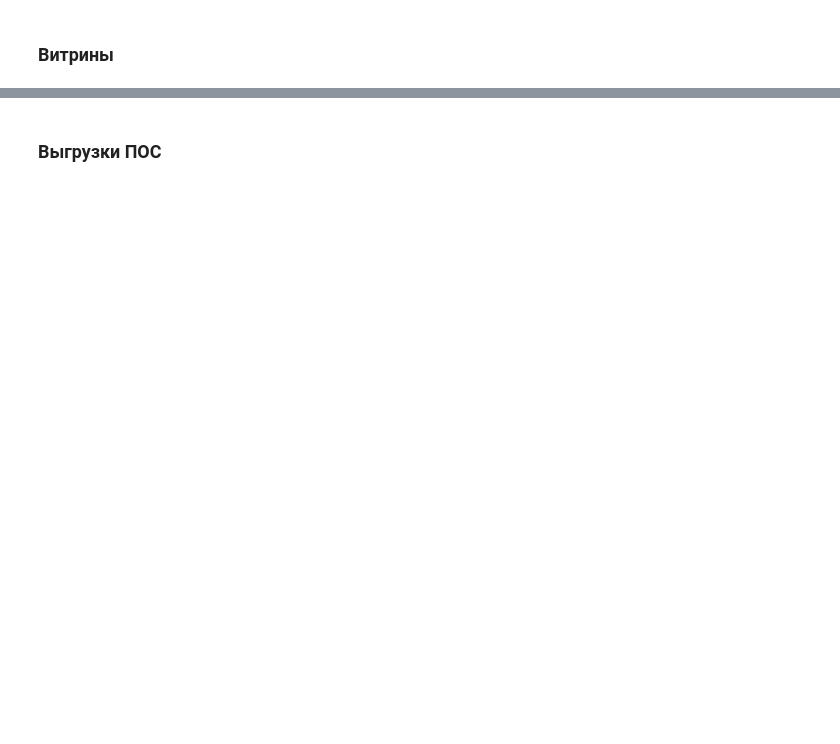
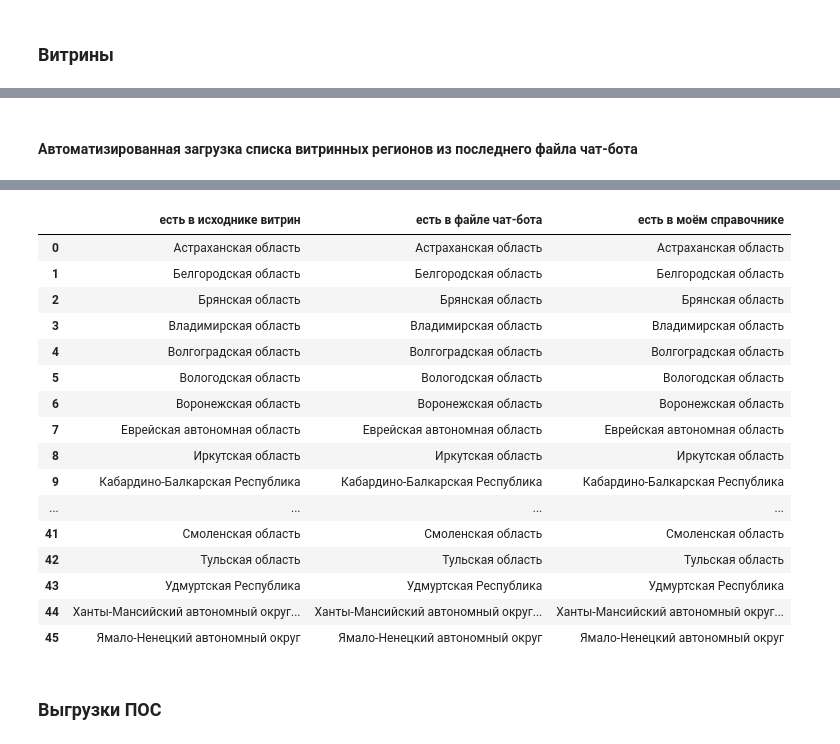
Before and after one commit to s-eremeev/eremeev, a Jupyter notebook: work/scripts/validation_tsifrimed.ipynb, the cells around one changed output, grey strips where cells are left out. Drawn from its saved outputs; the diff is of its cells as text; code cells hidden in the pictures; blank space fills up the shorter version.

```diff
--- a/work/scripts/validation_tsifrimed.ipynb
+++ b/work/scripts/validation_tsifrimed.ipynb
@@ -524,0 +525,63 @@ else:
+# %% [markdown]
+#### Автоматизированная загрузка списка витринных регионов из последнего файла чат-бота
+# %%
+viz_dir_path = "C:/work/new_bot/new"
+viz_file_list = os.listdir(viz_dir_path)
+macros_files_dict = {}
+for filename in viz_file_list:
+    if filename.split(".")[-1] == "xlsm":
+        macros_files_dict[os.path.getmtime(viz_dir_path + "/" + filename)] = filename
+last_macros_path = viz_dir_path + "/" + macros_files_dict[max(macros_files_dict.keys())]
+try:
+    df_regname_macros = pd.read_excel(
+        last_macros_path,
+        sheet_name="СС",
+        index_col=None,
+    )
+except Exception as e:
+    sys.exit(e)
+print(f"используется файл чат-бота:\t{last_macros_path}")
+# список регионов с листа СС макроса
+df_dm_regname_macros = (
+    pd.DataFrame(df_regname_macros["Unnamed: 4"])
+    .dropna()
+    .rename(columns={"Unnamed: 4": "macros_reg_name"})
+)
+# список регионов из моего справочника
+df_dm_regname_ref = pd.read_csv(vis_reg_ref_path, sep=";")
+print(f"используется справочник:\t{vis_reg_ref_path}")
+
+# список регионов из актуального исходника витрин
+df_dm = pd.read_excel(
+    dm_path + "/" + max(os.listdir(dm_path)) + "/" + dm_file_last[0],
+    sheet_name="Сессии по датам",
+    index_col=None,
+)
+df_dm_regname_actual = pd.DataFrame(df_dm["Регион"].unique().tolist()).rename(
+    columns={0: "dm_reg_name_act"}
+)
+dm_path_used = dm_path + "/" + max(os.listdir(dm_path)) + "/" + dm_file_last[0]
+print(f"используется исходник витрин:\t{dm_path_used}")
+df_dm_full_reg = df_dm_regname_actual.merge(
+    df_dm_regname_macros,
+    left_on="dm_reg_name_act",
+    right_on="macros_reg_name",
+    how="outer",
+).merge(
+    df_dm_regname_ref,
+    left_on="dm_reg_name_act",
+    right_on="dm_reg_name_ref",
+    how="outer",
+)
+df_dm_full_reg.sort_values("dm_reg_name_act", inplace=True)
+df_dm_full_reg.rename(
+    columns={
+        "dm_reg_name_act": "есть в исходнике витрин",
+        "macros_reg_name": "есть в файле чат-бота",
+        "dm_reg_name_ref": "есть в моём справочнике",
+    },
+    inplace=True,
+)
+# print(df_dm_full_reg.to_string(index=False))
+df_dm_full_reg.reset_index(drop=True)
+# %% [output]
@@ -525,3 +591,20 @@ else:
+|  | есть в исходнике витрин | есть в файле чат-бота | есть в моём справочнике |
+| 0 | Астраханская область | Астраханская область | Астраханская область |
+| 1 | Белгородская область | Белгородская область | Белгородская область |
+| 2 | Брянская область | Брянская область | Брянская область |
+| 3 | Владимирская область | Владимирская область | Владимирская область |
+| 4 | Волгоградская область | Волгоградская область | Волгоградская область |
+| 5 | Вологодская область | Вологодская область | Вологодская область |
+| 6 | Воронежская область | Воронежская область | Воронежская область |
+| 7 | Еврейская автономная область | Еврейская автономная область | Еврейская автономная область |
+| 8 | Иркутская область | Иркутская область | Иркутская область |
+| 9 | Кабардино-Балкарская Республика | Кабардино-Балкарская Республика | Кабардино-Балкарская Республика |
+| ... | ... | ... | ... |
+| 41 | Смоленская область | Смоленская область | Смоленская область |
+| 42 | Тульская область | Тульская область | Тульская область |
+| 43 | Удмуртская Республика | Удмуртская Республика | Удмуртская Республика |
+| 44 | Ханты-Мансийский автономный округ... | Ханты-Мансийский автономный округ... | Ханты-Мансийский автономный округ... |
+| 45 | Ямало-Ненецкий автономный округ | Ямало-Ненецкий автономный округ | Ямало-Ненецкий автономный округ |
 # %% [markdown]
 ### Выгрузки ПОС
 # %%
```
Also changed, not shown: parts of 9 cells of this notebook, 1 other file.
